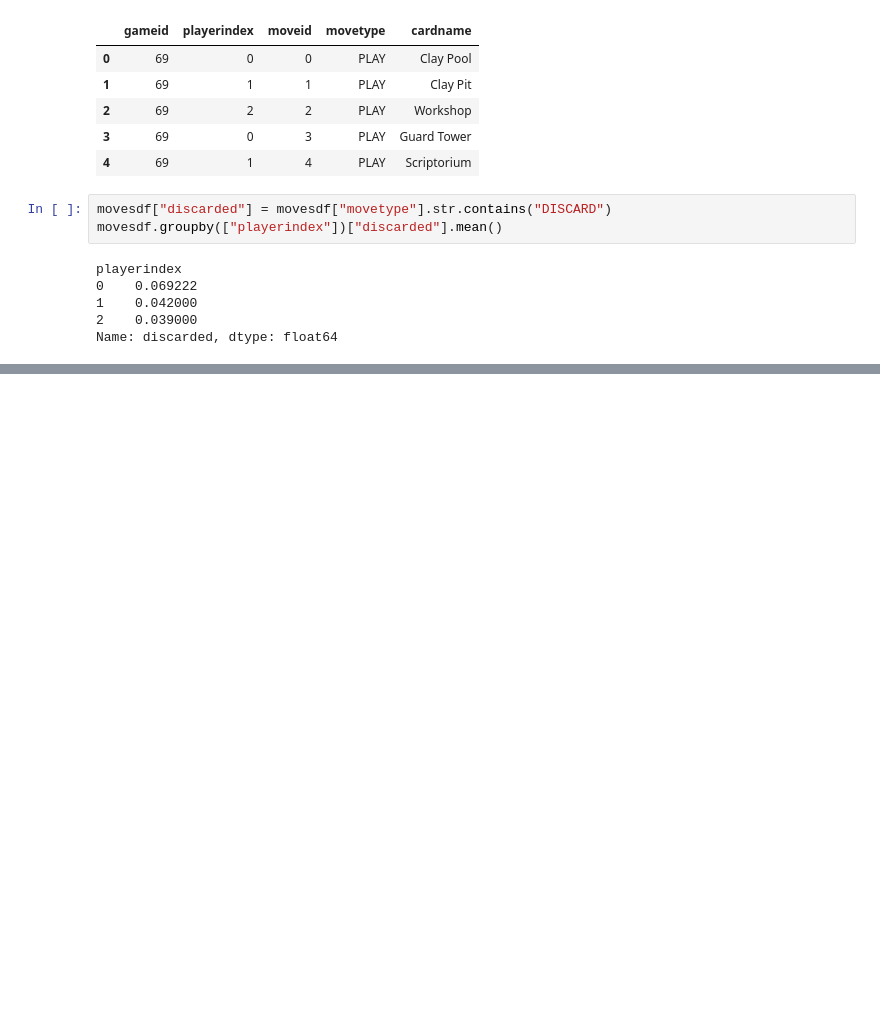
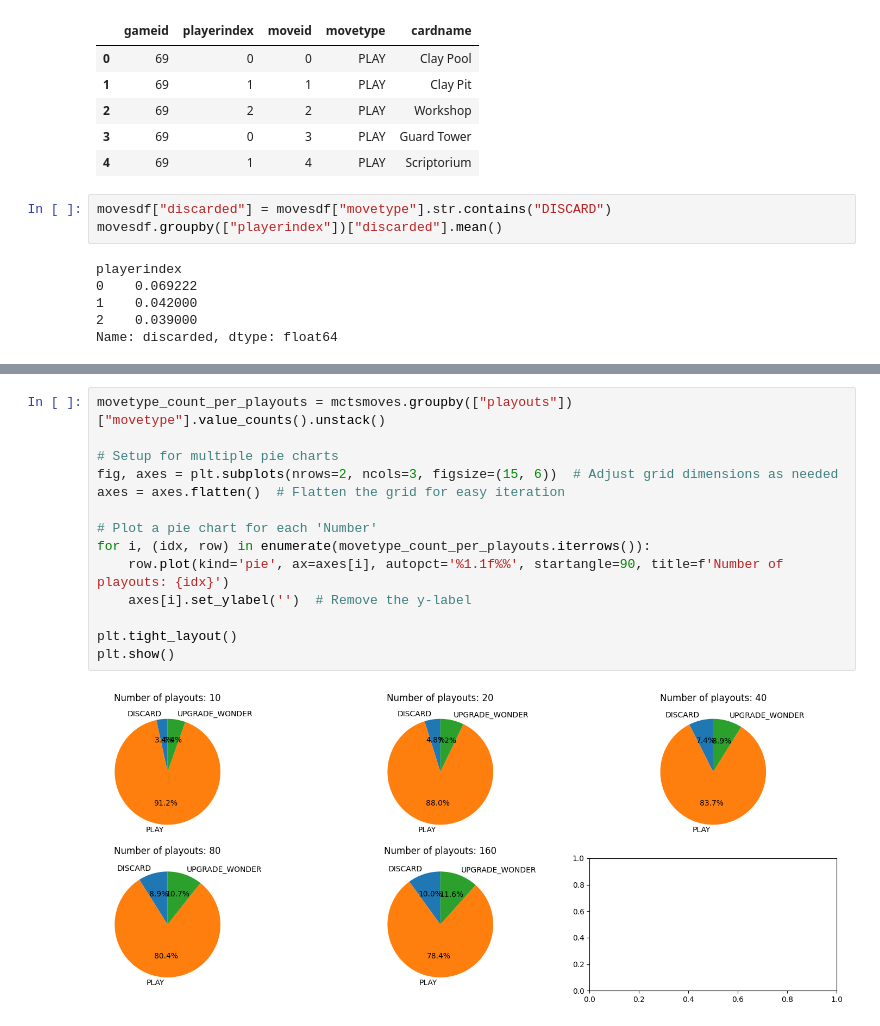
Before and after one commit to R3Kr/data-analysis-mcts, a Jupyter notebook: analysis.ipynb, the cells around one changed output, grey strips where cells are left out. Cells and saved outputs as stored; diff of their text form; blank space fills up the shorter version.

```diff
--- a/analysis.ipynb
+++ b/analysis.ipynb
@@ -155,0 +181,16 @@ Name: discarded, dtype: float64
+# %%
+movetype_count_per_playouts = mctsmoves.groupby(["playouts"])["movetype"].value_counts().unstack()
+
+# Setup for multiple pie charts
+fig, axes = plt.subplots(nrows=2, ncols=3, figsize=(15, 6))  # Adjust grid dimensions as needed
+axes = axes.flatten()  # Flatten the grid for easy iteration
+
+# Plot a pie chart for each 'Number'
+for i, (idx, row) in enumerate(movetype_count_per_playouts.iterrows()):
+    row.plot(kind='pie', ax=axes[i], autopct='%1.1f%%', startangle=90, title=f'Number of playouts: {idx}')
+    axes[i].set_ylabel('')  # Remove the y-label
+
+plt.tight_layout()
+plt.show()
+# %% [output]
+[figure, added]
```
Also changed, not shown: parts of 3 cells of this notebook.
